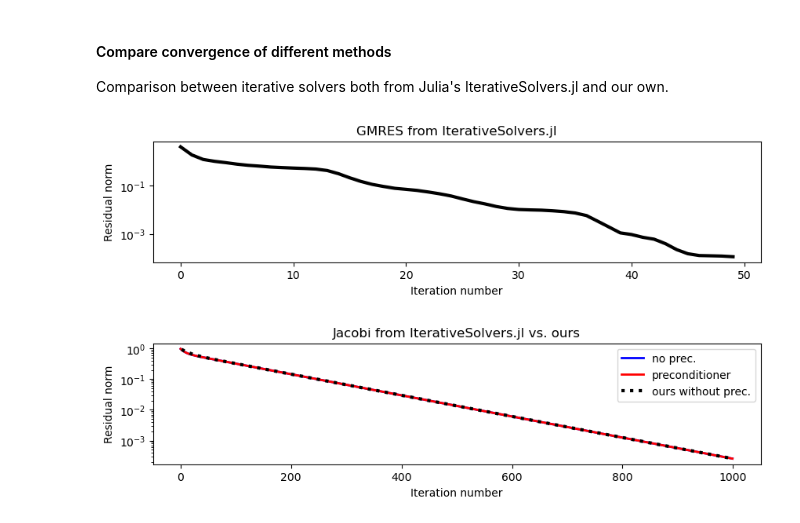
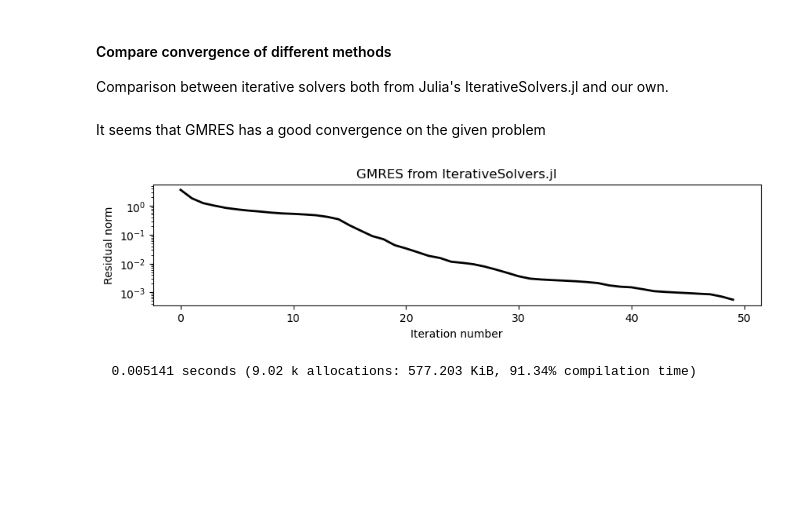
Before and after one commit to bchaber/pole, a Jupyter notebook: PoissonEquation.ipynb, the cells around one changed output. Drawn from its saved outputs; the diff is of its cells as text; code cells hidden in the pictures; blank space fills up the shorter version.

```diff
--- a/PoissonEquation.ipynb
+++ b/PoissonEquation.ipynb
@@ -163,48 +171,22 @@ apply!(ps, bc,  :left)
 apply!(ps, bc, :right)
 
 nothing
+# %% [markdown]
+It seems that GMRES has a good convergence on the given problem
 # %%
 x = randn(length(ps.u))
-x, ch = IterativeSolvers.gmres!(x, ps.A, ps.b .- ρ .* h .^ 2, log=true)
+rhs = ps.b .- ρ .* h .^ 2
+x, ch = IterativeSolvers.gmres!(x, ps.A, rhs, log=true)
 resnorm = ch.data[:resnorm]
+
+x = randn(length(ps.u))
+@time IterativeSolvers.gmres!(x, ps.A, rhs)
 
 figure(figsize=(10, 2))
 title("GMRES from IterativeSolvers.jl")
 xlabel("Iteration number")
 ylabel("Residual norm")
-semilogy(resnorm, linewidth=3, linestyle="-", color="k");
+semilogy(resnorm, linewidth=2, linestyle="-", color="k");
 # %% [output]
-[figure, old version]
+[figure, new version]
+  0.005141 seconds (9.02 k allocations: 577.203 KiB, 91.34% compilation time)
-# %%
-P = sparse(diagm(1.0 ./ diag(ps.A)))
-A = ps.A
-b = ps.b .- ρ .* h .^ 2
-figure(figsize=(10, 2))
-
-x = zeros(length(ps.u))
-resnorm = Float64[]
-my_iterable = IterativeSolvers.jacobi_iterable(x, A, b, maxiter = 1000)
-for item in my_iterable
-    push!(resnorm, norm(ps.A * x .- ps.b .+ ρ .* h .^ 2))
-end
-semilogy(resnorm, linewidth=2, linestyle="-", color="b")
-
-# preconditioning
-x = zeros(length(ps.u))
-resnorm = Float64[]
-my_iterable = IterativeSolvers.jacobi_iterable(x, P * A, P * b, maxiter = 1000)
-for item in my_iterable
-    push!(resnorm, norm(ps.A * x .- ps.b .+ ρ .* h .^ 2))
-end
-semilogy(resnorm, linewidth=2, linestyle="-", color="r")
-
-resnorm = Float64[]
-x = zeros(length(ps.u))
-jacobi!(x, ps.b .- ρ .* h .^ 2; K=1000, ϵ=1e-50, residuals=resnorm)
-semilogy(2:1000, resnorm[2:end] / 3.25, linewidth=3, linestyle=":", color="k")
-title("Jacobi from IterativeSolvers.jl vs. ours")
-xlabel("Iteration number")
-ylabel("Residual norm")
-legend(["no prec.", "preconditioner", "ours without prec."]);
-# %% [output]
-[figure, removed]
```
Also changed, not shown: parts of 7 cells of this notebook, 1 other file.
